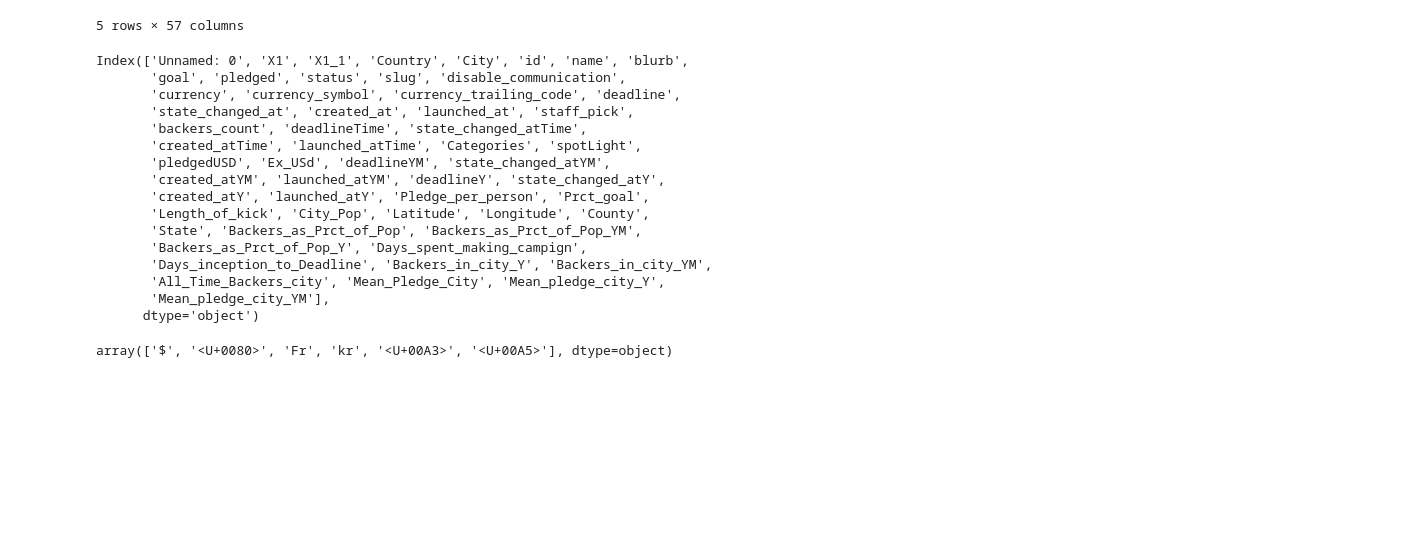
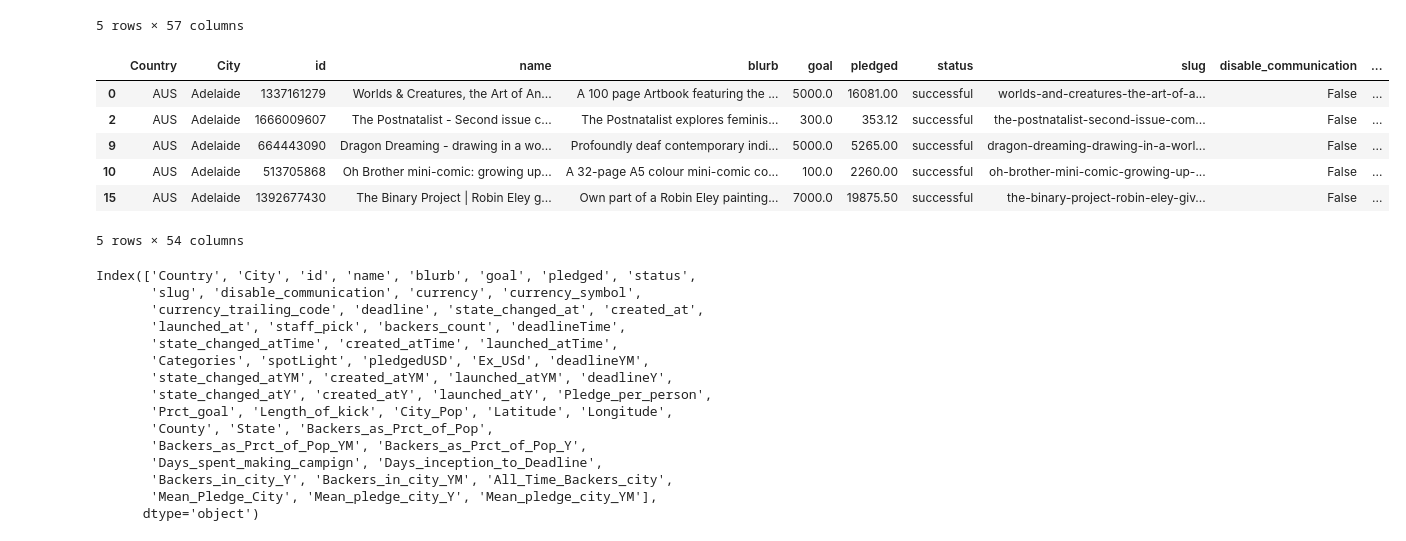
Before and after one commit to pichao314/Kickstarters, a Jupyter notebook: KickStarter.ipynb, the cells around one changed output. Cells and saved outputs as stored; diff of their text form; code cells hidden in the pictures; blank space fills up the shorter version.

```diff
--- a/KickStarter.ipynb
+++ b/KickStarter.ipynb
@@ -11,26 +11,39 @@ data1.head()
 | 3 | 4 | 4 | 4 | AUS | Adelaide | 1759296231 | Alkandros: Futurewear 3000 Square... | Alkandros Designs is interested i... | 5000.0 | 90.00 | ... | ... |
 | 4 | 5 | 5 | 5 | AUS | Adelaide | 458085213 | School of the Road: Autism and Ad... | A feature length documentary and ... | 100000.0 | 16272.56 | ... | ... |
 5 rows × 57 columns
+# %%
+import numpy as np
+from sklearn.feature_selection import SelectKBest
+from sklearn.feature_selection import chi2
+
+whole_x = data1.drop(['Unnamed: 0', 'X1', 'X1_1'], axis = 1)
+success_x = whole_x[whole_x.status == 'successful']
+failed_x = whole_x[whole_x.status == 'failed']
+train_x = pd.concat([success_x, failed_x])
+train_x.head()
+# %% [output]
+|  | Country | City | id | name | blurb | goal | pledged | status | slug | disable_communication | ... |
+| 0 | AUS | Adelaide | 1337161279 | Worlds & Creatures, the Art of An... | A 100 page Artbook featuring the ... | 5000.0 | 16081.00 | successful | worlds-and-creatures-the-art-of-a... | False | ... |
+| 2 | AUS | Adelaide | 1666009607 | The Postnatalist - Second issue c... | The Postnatalist explores feminis... | 300.0 | 353.12 | successful | the-postnatalist-second-issue-com... | False | ... |
+| 9 | AUS | Adelaide | 664443090 | Dragon Dreaming - drawing in a wo... | Profoundly deaf contemporary indi... | 5000.0 | 5265.00 | successful | dragon-dreaming-drawing-in-a-worl... | False | ... |
+| 10 | AUS | Adelaide | 513705868 | Oh Brother mini-comic: growing up... | A 32-page A5 colour mini-comic co... | 100.0 | 2260.00 | successful | oh-brother-mini-comic-growing-up-... | False | ... |
+| 15 | AUS | Adelaide | 1392677430 | The Binary Project | Robin Eley g... | Own part of a Robin Eley painting... | 7000.0 | 19875.50 | successful | the-binary-project-robin-eley-giv... | False | ... |
+5 rows × 54 columns
 # %%
-data1.columns
+train_x.columns
 # %% [output]
-Index(['Unnamed: 0', 'X1', 'X1_1', 'Country', 'City', 'id', 'name', 'blurb',
-       'goal', 'pledged', 'status', 'slug', 'disable_communication',
-       'currency', 'currency_symbol', 'currency_trailing_code', 'deadline',
-       'state_changed_at', 'created_at', 'launched_at', 'staff_pick',
-       'backers_count', 'deadlineTime', 'state_changed_atTime',
-       'created_atTime', 'launched_atTime', 'Categories', 'spotLight',
-       'pledgedUSD', 'Ex_USd', 'deadlineYM', 'state_changed_atYM',
-       'created_atYM', 'launched_atYM', 'deadlineY', 'state_changed_atY',
-       'created_atY', 'launched_atY', 'Pledge_per_person', 'Prct_goal',
-       'Length_of_kick', 'City_Pop', 'Latitude', 'Longitude', 'County',
-       'State', 'Backers_as_Prct_of_Pop', 'Backers_as_Prct_of_Pop_YM',
-       'Backers_as_Prct_of_Pop_Y', 'Days_spent_making_campign',
-       'Days_inception_to_Deadline', 'Backers_in_city_Y', 'Backers_in_city_YM',
-       'All_Time_Backers_city', 'Mean_Pledge_City', 'Mean_pledge_city_Y',
-       'Mean_pledge_city_YM'],
+Index(['Country', 'City', 'id', 'name', 'blurb', 'goal', 'pledged', 'status',
+       'slug', 'disable_communication', 'currency', 'currency_symbol',
+       'currency_trailing_code', 'deadline', 'state_changed_at', 'created_at',
+       'launched_at', 'staff_pick', 'backers_count', 'deadlineTime',
+       'state_changed_atTime', 'created_atTime', 'launched_atTime',
+       'Categories', 'spotLight', 'pledgedUSD', 'Ex_USd', 'deadlineYM',
+       'state_changed_atYM', 'created_atYM', 'launched_atYM', 'deadlineY',
+       'state_changed_atY', 'created_atY', 'launched_atY', 'Pledge_per_person',
+       'Prct_goal', 'Length_of_kick', 'City_Pop', 'Latitude', 'Longitude',
+       'County', 'State', 'Backers_as_Prct_of_Pop',
+       'Backers_as_Prct_of_Pop_YM', 'Backers_as_Prct_of_Pop_Y',
+       'Days_spent_making_campign', 'Days_inception_to_Deadline',
+       'Backers_in_city_Y', 'Backers_in_city_YM', 'All_Time_Backers_city',
+       'Mean_Pledge_City', 'Mean_pledge_city_Y', 'Mean_pledge_city_YM'],
       dtype='object')
-# %%
-data1['currency_symbol'].unique()
-# %% [output]
-array(['$', '<U+0080>', 'Fr', 'kr', '<U+00A3>', '<U+00A5>'], dtype=object)
```
Also changed, not shown: parts of 36 cells of this notebook.
